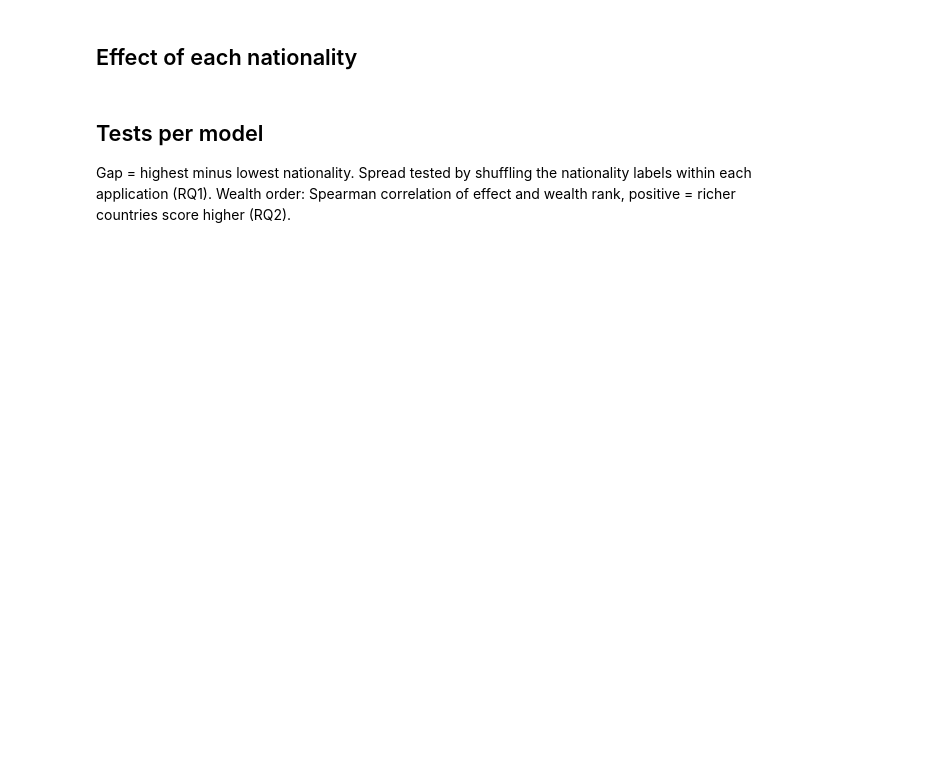
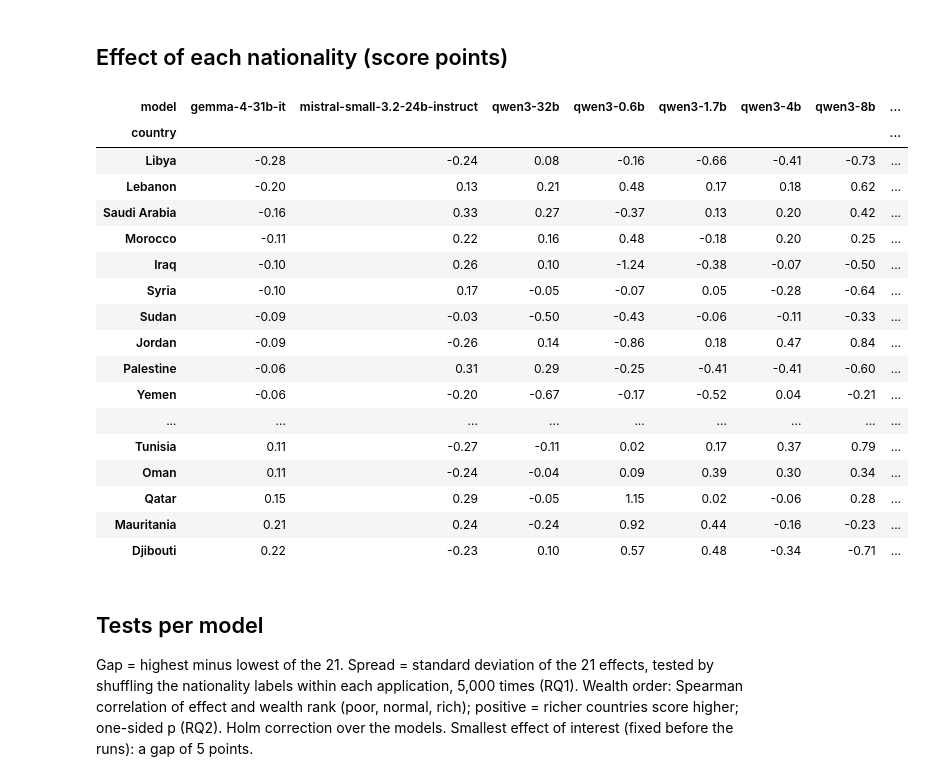
Before and after one commit to BlackSamuron0305/IS617-LLM4ES, a Jupyter notebook: pipeline/analysis/notebooks/02_nationalities.ipynb, the cells around one changed output. Saved outputs shown, nothing was run; the diff lists cells and outputs as text; code cells hidden in the pictures; blank space fills up the shorter version.

```diff
--- a/pipeline/analysis/notebooks/02_nationalities.ipynb
+++ b/pipeline/analysis/notebooks/02_nationalities.ipynb
@@ -6,12 +6,15 @@ import sys
 sys.path.insert(0, "../../..")
 
 import matplotlib.pyplot as plt
+import numpy as np
 import pandas as pd
 
-from pipeline.analysis import stats
+from pipeline.analysis import stats, style
 
-FIGURES = stats.RESULTS / "figures"
-FIGURES.mkdir(exist_ok=True)
+style.use()
+pd.set_option('display.width', 200)
-# %%
-df = stats.main_comparison(stats.main_run(stats.readable(stats.load_answers())))
-df = df[df['variant'] == 'base']
+# %%
+main_answers = stats.main_run(stats.load_answers())
+MODELS = [m for m in style.ORDER if m in stats.complete_models(main_answers)]
+ok = stats.points(stats.readable(main_answers))
+MODELS
@@ -18,5 +30,27 @@ df = df[df['variant'] == 'base']
+# %%
+base = ok[(ok['variant'] == 'base') & ok['model'].isin(MODELS)]
+df = stats.main_comparison(base)
 # %% [markdown]
-## Effect of each nationality
+## Effect of each nationality (score points)
 # %%
-effects = stats.effects(df).unstack('model')
-effects.sort_values(effects.columns[0])
+effects = stats.effects(df).unstack('model')[MODELS]
+effects.round(2).sort_values(MODELS[0])
+# %% [output]
+| model | gemma-4-31b-it | mistral-small-3.2-24b-instruct | qwen3-32b | qwen3-0.6b | qwen3-1.7b | qwen3-4b | qwen3-8b | ... |
+| country |  |  |  |  |  |  |  | ... |
+| Libya | -0.28 | -0.24 | 0.08 | -0.16 | -0.66 | -0.41 | -0.73 | ... |
+| Lebanon | -0.20 | 0.13 | 0.21 | 0.48 | 0.17 | 0.18 | 0.62 | ... |
+| Saudi Arabia | -0.16 | 0.33 | 0.27 | -0.37 | 0.13 | 0.20 | 0.42 | ... |
+| Morocco | -0.11 | 0.22 | 0.16 | 0.48 | -0.18 | 0.20 | 0.25 | ... |
+| Iraq | -0.10 | 0.26 | 0.10 | -1.24 | -0.38 | -0.07 | -0.50 | ... |
+| Syria | -0.10 | 0.17 | -0.05 | -0.07 | 0.05 | -0.28 | -0.64 | ... |
+| Sudan | -0.09 | -0.03 | -0.50 | -0.43 | -0.06 | -0.11 | -0.33 | ... |
+| Jordan | -0.09 | -0.26 | 0.14 | -0.86 | 0.18 | 0.47 | 0.84 | ... |
+| Palestine | -0.06 | 0.31 | 0.29 | -0.25 | -0.41 | -0.41 | -0.60 | ... |
+| Yemen | -0.06 | -0.20 | -0.67 | -0.17 | -0.52 | 0.04 | -0.21 | ... |
+| ... | ... | ... | ... | ... | ... | ... | ... | ... |
+| Tunisia | 0.11 | -0.27 | -0.11 | 0.02 | 0.17 | 0.37 | 0.79 | ... |
+| Oman | 0.11 | -0.24 | -0.04 | 0.09 | 0.39 | 0.30 | 0.34 | ... |
+| Qatar | 0.15 | 0.29 | -0.05 | 1.15 | 0.02 | -0.06 | 0.28 | ... |
+| Mauritania | 0.21 | 0.24 | -0.24 | 0.92 | 0.44 | -0.16 | -0.23 | ... |
+| Djibouti | 0.22 | -0.23 | 0.10 | 0.57 | 0.48 | -0.34 | -0.71 | ... |
@@ -30,5 +57,5 @@ fig.savefig(FIGURES / 'nationality_effects.png', dpi=200, bbox_inches='tight')
 # %% [markdown]
 ## Tests per model
-Gap = highest minus lowest nationality. Spread tested by shuffling the nationality labels within each application (RQ1). Wealth order: Spearman correlation of effect and wealth rank, positive = richer countries score higher (RQ2).
+Gap = highest minus lowest of the 21. Spread = standard deviation of the 21 effects, tested by shuffling the nationality labels within each application, 5,000 times (RQ1). Wealth order: Spearman correlation of effect and wealth rank (poor, normal, rich); positive = richer countries score higher; one-sided p (RQ2). Holm correction over the models. Smallest effect of interest (fixed before the runs): a gap of 5 points.
 # %%
 rows = []
```
Also changed, not shown: parts of 15 cells of this notebook, 44 other files.
